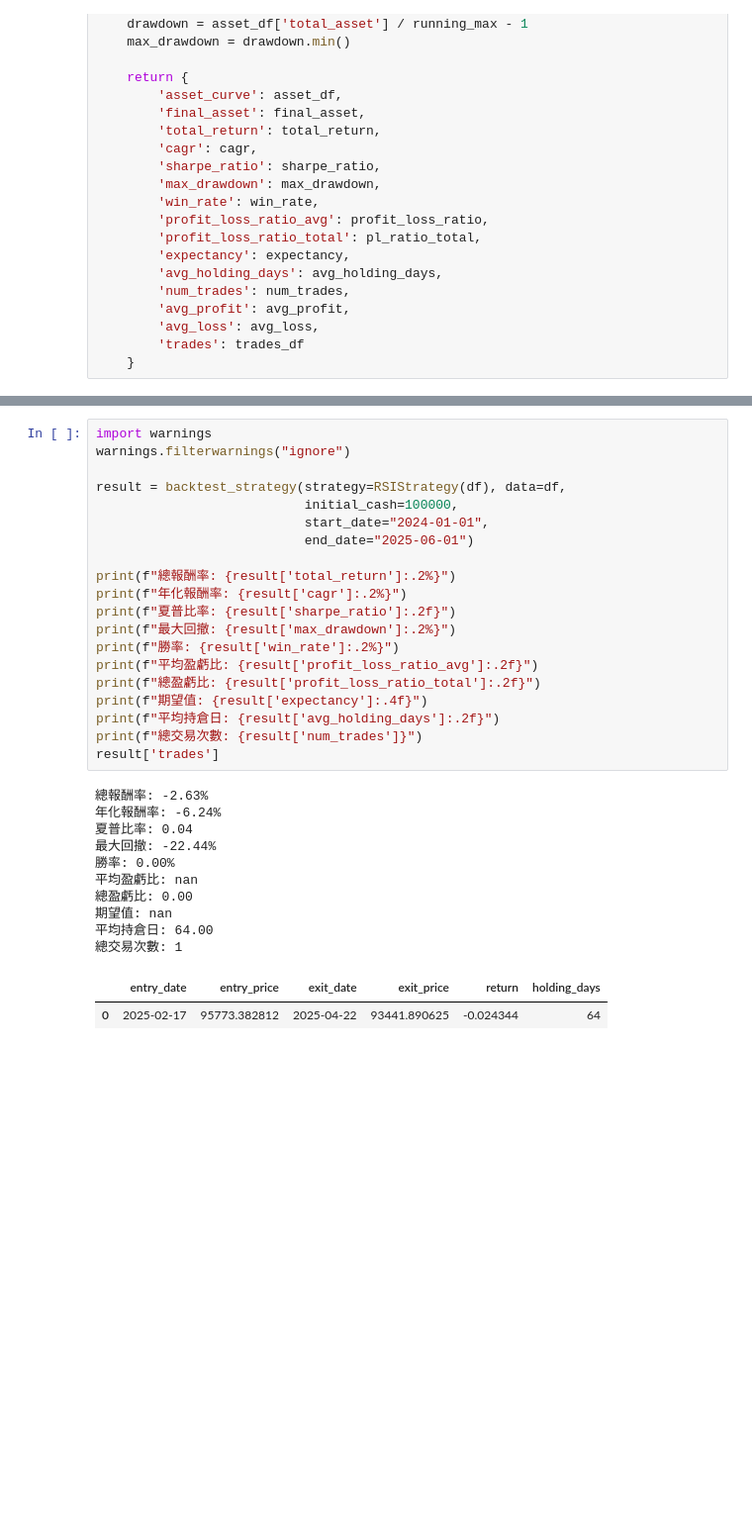
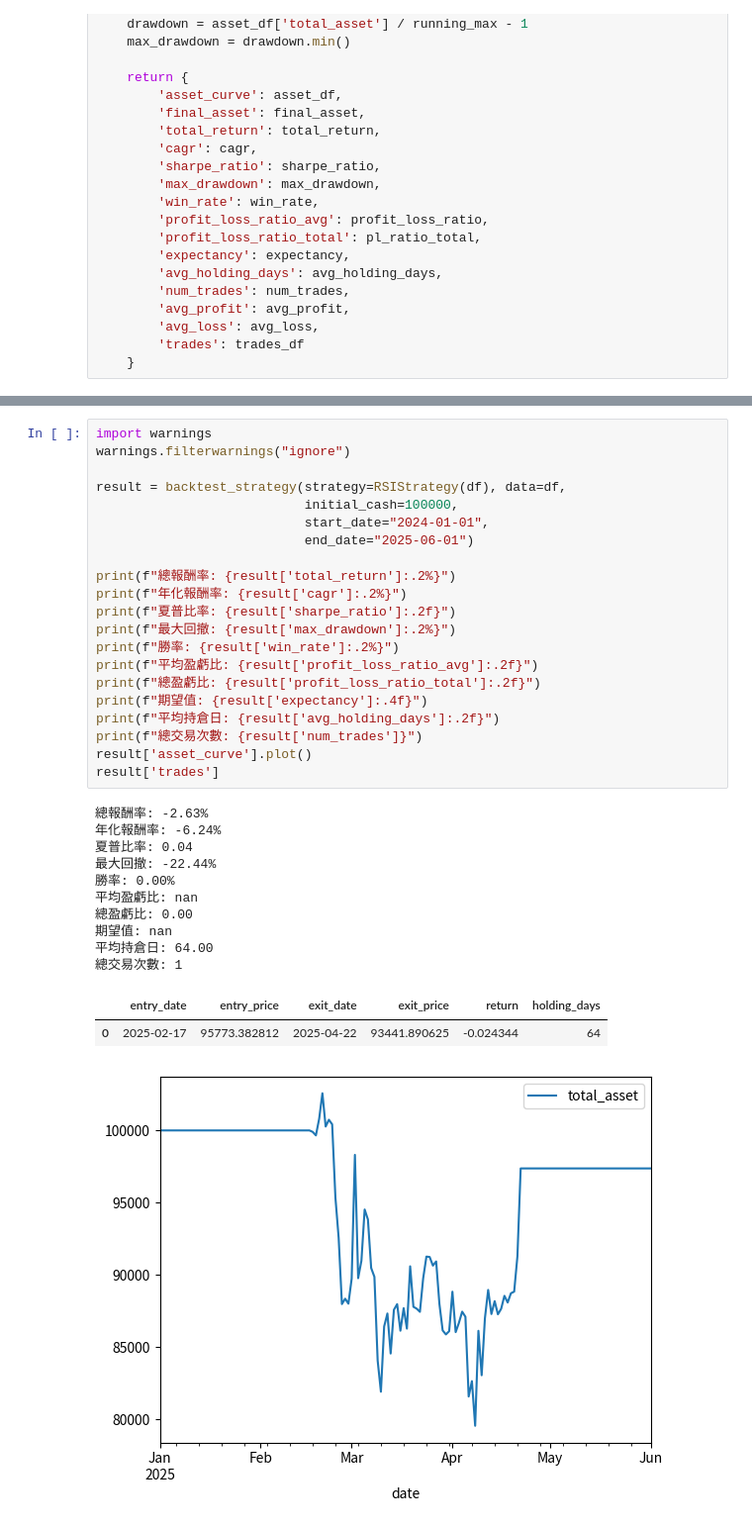
Before and after one commit to skywalker0803r/AlphaCoin, a Jupyter notebook: 第三章(回測函數).ipynb, the cells around one changed output, grey strips where cells are left out. Shown at 99% size. Saved outputs shown, nothing was run; the diff lists cells and outputs as text; blank space fills up the shorter version.

```diff
--- a/第三章(回測函數).ipynb
+++ b/第三章(回測函數).ipynb
@@ -350,33 +352,35 @@ warnings.filterwarnings("ignore")
 
 result = backtest_strategy(strategy=RSIStrategy(df), data=df,
                            initial_cash=100000,
                            start_date="2024-01-01",
                            end_date="2025-06-01")
 
 print(f"總報酬率: {result['total_return']:.2%}")
 print(f"年化報酬率: {result['cagr']:.2%}")
 print(f"夏普比率: {result['sharpe_ratio']:.2f}")
 print(f"最大回撤: {result['max_drawdown']:.2%}")
 print(f"勝率: {result['win_rate']:.2%}")
 print(f"平均盈虧比: {result['profit_loss_ratio_avg']:.2f}")
 print(f"總盈虧比: {result['profit_loss_ratio_total']:.2f}")
 print(f"期望值: {result['expectancy']:.4f}")
 print(f"平均持倉日: {result['avg_holding_days']:.2f}")
 print(f"總交易次數: {result['num_trades']}")
+result['asset_curve'].plot()
 result['trades']
 # %% [output]
 總報酬率: -2.63%
 年化報酬率: -6.24%
 夏普比率: 0.04
 最大回撤: -22.44%
 勝率: 0.00%
 平均盈虧比: nan
 總盈虧比: 0.00
 期望值: nan
 平均持倉日: 64.00
 總交易次數: 1
 |  | entry_date | entry_price | exit_date | exit_price | return | holding_days |
 | 0 | 2025-02-17 | 95773.382812 | 2025-04-22 | 93441.890625 | -0.024344 | 64 |
+[figure, added]
 # %%
 import warnings
 warnings.filterwarnings("ignore")
```
Also changed, not shown: parts of 3 cells of this notebook.
